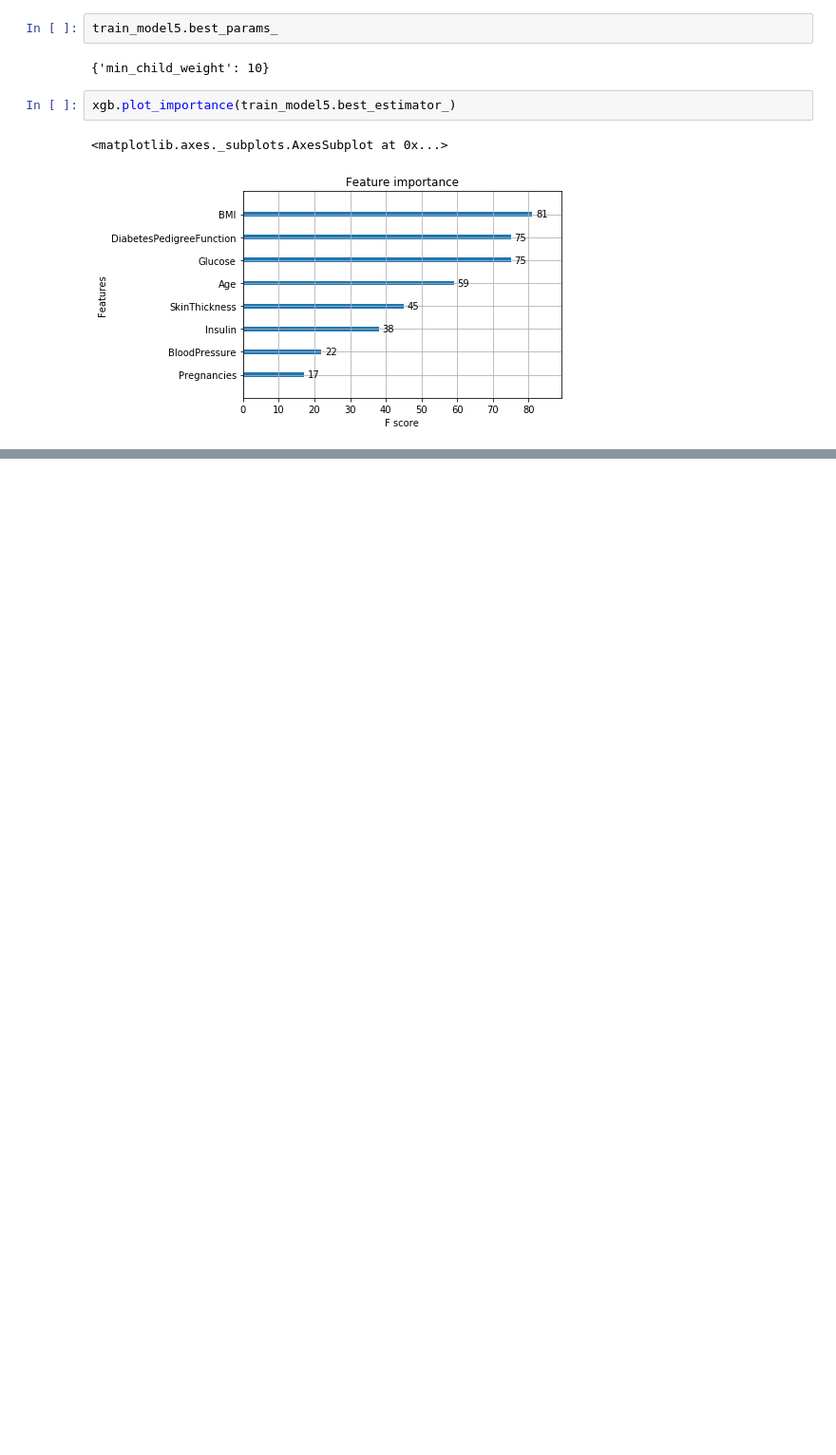
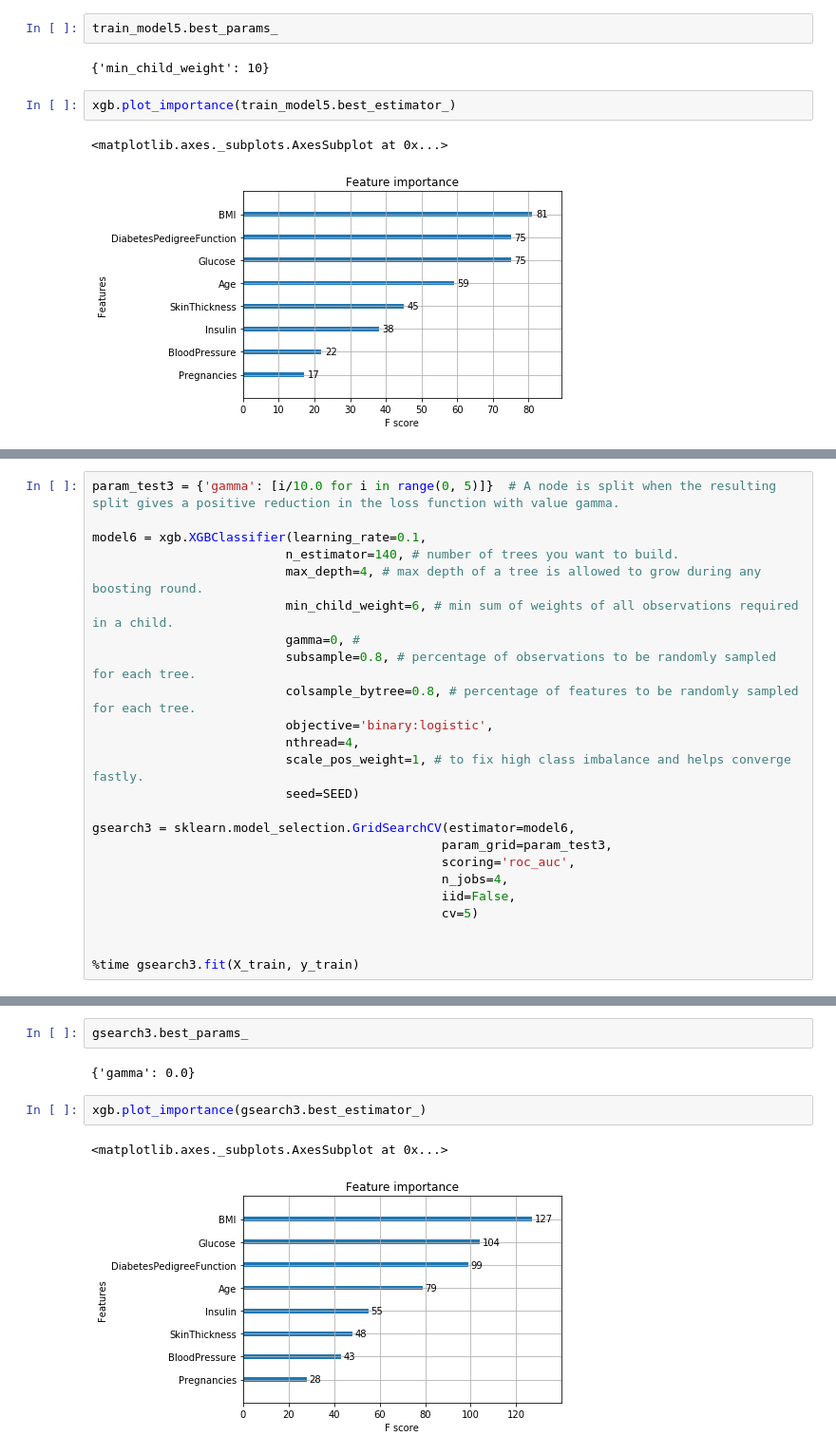
Before and after one commit to Brandon-HY-Lin/kaggle_case_study_author_identification, a Jupyter notebook: step_0_xgboost_classification.ipynb, the cells around one changed output, grey strips where cells are left out. Shown at 95% size. Saved outputs shown, nothing was run; the diff lists cells and outputs as text; blank space fills up the shorter version.

```diff
--- a/step_0_xgboost_classification.ipynb
+++ b/step_0_xgboost_classification.ipynb
@@ -341,0 +340,24 @@ param_test3 = {'gamma': [i/10.0 for i in range(0, 5)]}  #
+# %%
+param_test3 = {'gamma': [i/10.0 for i in range(0, 5)]}  # A node is split when the resulting split gives a positive reduction in the loss function with value gamma.
+
+model6 = xgb.XGBClassifier(learning_rate=0.1,
+                          n_estimator=140, # number of trees you want to build.
+                          max_depth=4, # max depth of a tree is allowed to grow during any boosting round.
+                          min_child_weight=6, # min sum of weights of all observations required in a child.
+                          gamma=0, #
+                          subsample=0.8, # percentage of observations to be randomly sampled for each tree.
+                          colsample_bytree=0.8, # percentage of features to be randomly sampled for each tree.
+                          objective='binary:logistic',
+                          nthread=4,
+                          scale_pos_weight=1, # to fix high class imbalance and helps converge fastly.
+                          seed=SEED)
+
+gsearch3 = sklearn.model_selection.GridSearchCV(estimator=model6,
+                                               param_grid=param_test3,
+                                               scoring='roc_auc',
+                                               n_jobs=4,
+                                               iid=False,
+                                               cv=5)
+
+
+%time gsearch3.fit(X_train, y_train)
@@ -341,0 +396,9 @@ param_test3 = {'gamma': [i/10.0 for i in range(0, 5)]}  #
+# %%
+gsearch3.best_params_
+# %% [output]
+{'gamma': 0.0}
+# %%
+xgb.plot_importance(gsearch3.best_estimator_)
+# %% [output]
+<matplotlib.axes._subplots.AxesSubplot at 0x...>
+[figure, added]
```
Also changed, not shown: parts of 10 cells of this notebook.
